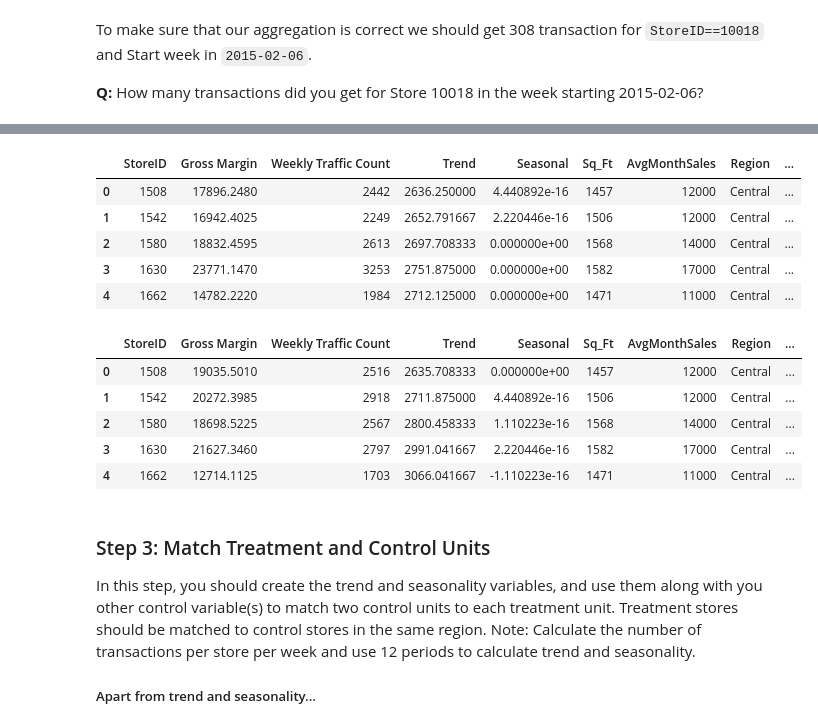
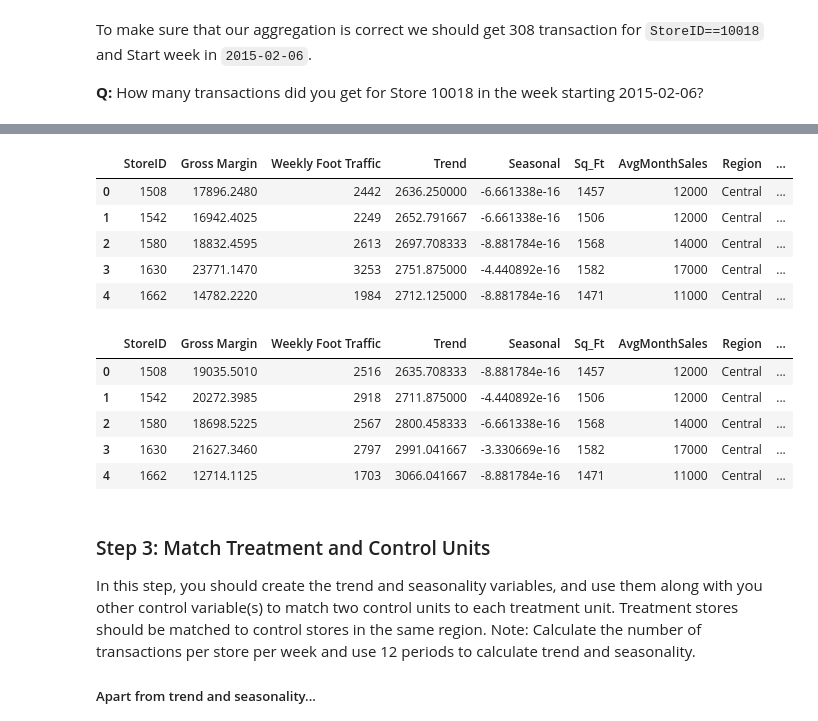
Before and after one commit to epythonlab/Predictive-analytics-for-business, a Jupyter notebook: A New Menu Launch/Menu Launch.ipynb, the cells around one changed output, grey strips where cells are left out. Cells and saved outputs as stored; diff of their text form; code cells hidden in the pictures.

```diff
--- a/A New Menu Launch/Menu Launch.ipynb
+++ b/A New Menu Launch/Menu Launch.ipynb
@@ -295,10 +296,10 @@ But, I used `Additive Model`: This model is used when the variations around the
 # %%
 import statsmodels.api as sm
 # %%
-decomposition = sm.tsa.seasonal_decompose(trans_agg['Weekly Traffic Count'], period=12, extrapolate_trend='freq', model='Addictive')
+decomposition = sm.tsa.seasonal_decompose(grouped_trans['Weekly Foot Traffic'], period=12, extrapolate_trend='freq', model='Addictive')
 # Find trend and seasonal from the decomposition and add to the weekly gross data
 trend, seasonal = decomposition.trend, decomposition.seasonal
-trans_ = trans_agg.assign(Trend = decomposition.trend, Seasonal = decomposition.seasonal)
+grouped_trans = grouped_trans.assign(Trend = decomposition.trend, Seasonal = decomposition.seasonal)
 # %% [markdown]
 #### Label the data as treatment and control stores
 We should consider the following 3 numeric variables while measures to match `treatment and control` stores.
@@ -308,6 +309,6 @@ We should consider the following 3 numeric variables while measures to match `tr
 Then
 # %%
 # merge weekly transactions and stores data
-trans_ = trans_.merge(rrs[['StoreID','Sq_Ft', 'AvgMonthSales', 'Region']], on='StoreID')
+weekly_trans = grouped_trans.merge(rrs[['StoreID','Sq_Ft', 'AvgMonthSales', 'Region']], on='StoreID')
 # %% [markdown]
 Then, label the data as treatment if the `StoreID` is found in `treatment-stores.csv` file, else `Control`.
@@ -324,3 +315,5 @@ trans_.head()
+# %%
+weekly_trans['Group'] = np.where(weekly_trans['StoreID'].isin(ts['StoreID']), 'Treatment', 'Control')
 # %% [markdown]
 To make sure that our aggregation is correct we should get 308 transaction for `StoreID==10018` and Start week in `2015-02-06`.
 
@@ -353,31 +333,35 @@ pre_data.head()
+# %%
+pre_test_data = weekly_trans[((weekly_trans['Invoice Date'] >=datetime(2015, 4, 29)) & (weekly_trans['Invoice Date'] <= datetime(2015, 7, 21)))]
+
+post_test_data = weekly_trans[(weekly_trans['Invoice Date']>= datetime(2016, 4, 29))]
 # %%
 # Aggregate the pre and post test stores data of each store
 def agg_test_data(df, agg_cols):
     return df.groupby(['StoreID'], as_index=False).agg(agg_cols)
 
 # Aggregate Columns
-agg_cols ={'Gross Margin': 'sum', 'Weekly Traffic Count':'sum',
+agg_cols ={'Gross Margin': 'sum', 'Weekly Foot Traffic':'sum',
            'Trend':'sum', 'Seasonal':'sum', 'Sq_Ft':'first',
            'AvgMonthSales':'first', 'Region':'first', 'Group':'first'}
 # code drive
-pre_data_per_store = agg_test_data(pre_data, agg_cols)
-post_data_per_store = agg_test_data(post_data, agg_cols)
+pre_test_data_per_store = agg_test_data(pre_test_data, agg_cols)
+post_test_data_per_store = agg_test_data(post_test_data, agg_cols)
 
 # Print the pre and post test stores data
-display(pre_data_per_store.head(), post_data_per_store.head())
+display(pre_test_data_per_store.head(), post_test_data_per_store.head())
 # %% [output]
-|  | StoreID | Gross Margin | Weekly Traffic Count | Trend | Seasonal | Sq_Ft | AvgMonthSales | Region | ... |
-| 0 | 1508 | 17896.2480 | 2442 | 2636.250000 | 4.440892e-16 | 1457 | 12000 | Central | ... |
-| 1 | 1542 | 16942.4025 | 2249 | 2652.791667 | 2.220446e-16 | 1506 | 12000 | Central | ... |
-| 2 | 1580 | 18832.4595 | 2613 | 2697.708333 | 0.000000e+00 | 1568 | 14000 | Central | ... |
-| 3 | 1630 | 23771.1470 | 3253 | 2751.875000 | 0.000000e+00 | 1582 | 17000 | Central | ... |
-| 4 | 1662 | 14782.2220 | 1984 | 2712.125000 | 0.000000e+00 | 1471 | 11000 | Central | ... |
+|  | StoreID | Gross Margin | Weekly Foot Traffic | Trend | Seasonal | Sq_Ft | AvgMonthSales | Region | ... |
+| 0 | 1508 | 17896.2480 | 2442 | 2636.250000 | -6.661338e-16 | 1457 | 12000 | Central | ... |
+| 1 | 1542 | 16942.4025 | 2249 | 2652.791667 | -6.661338e-16 | 1506 | 12000 | Central | ... |
+| 2 | 1580 | 18832.4595 | 2613 | 2697.708333 | -8.881784e-16 | 1568 | 14000 | Central | ... |
+| 3 | 1630 | 23771.1470 | 3253 | 2751.875000 | -4.440892e-16 | 1582 | 17000 | Central | ... |
+| 4 | 1662 | 14782.2220 | 1984 | 2712.125000 | -8.881784e-16 | 1471 | 11000 | Central | ... |
-|  | StoreID | Gross Margin | Weekly Traffic Count | Trend | Seasonal | Sq_Ft | AvgMonthSales | Region | ... |
-| 0 | 1508 | 19035.5010 | 2516 | 2635.708333 | 0.000000e+00 | 1457 | 12000 | Central | ... |
-| 1 | 1542 | 20272.3985 | 2918 | 2711.875000 | 4.440892e-16 | 1506 | 12000 | Central | ... |
-| 2 | 1580 | 18698.5225 | 2567 | 2800.458333 | 1.110223e-16 | 1568 | 14000 | Central | ... |
-| 3 | 1630 | 21627.3460 | 2797 | 2991.041667 | 2.220446e-16 | 1582 | 17000 | Central | ... |
-| 4 | 1662 | 12714.1125 | 1703 | 3066.041667 | -1.110223e-16 | 1471 | 11000 | Central | ... |
+|  | StoreID | Gross Margin | Weekly Foot Traffic | Trend | Seasonal | Sq_Ft | AvgMonthSales | Region | ... |
+| 0 | 1508 | 19035.5010 | 2516 | 2635.708333 | -8.881784e-16 | 1457 | 12000 | Central | ... |
+| 1 | 1542 | 20272.3985 | 2918 | 2711.875000 | -4.440892e-16 | 1506 | 12000 | Central | ... |
+| 2 | 1580 | 18698.5225 | 2567 | 2800.458333 | -6.661338e-16 | 1568 | 14000 | Central | ... |
+| 3 | 1630 | 21627.3460 | 2797 | 2991.041667 | -3.330669e-16 | 1582 | 17000 | Central | ... |
+| 4 | 1662 | 12714.1125 | 1703 | 3066.041667 | -8.881784e-16 | 1471 | 11000 | Central | ... |
 # %% [markdown]
 ### Step 3: Match Treatment and Control Units
 
```
Also changed, not shown: parts of 34 cells of this notebook, 4 other files.
